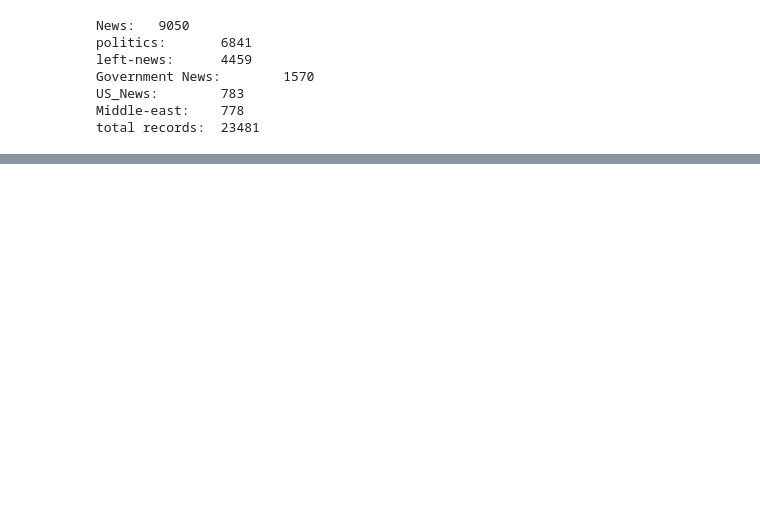
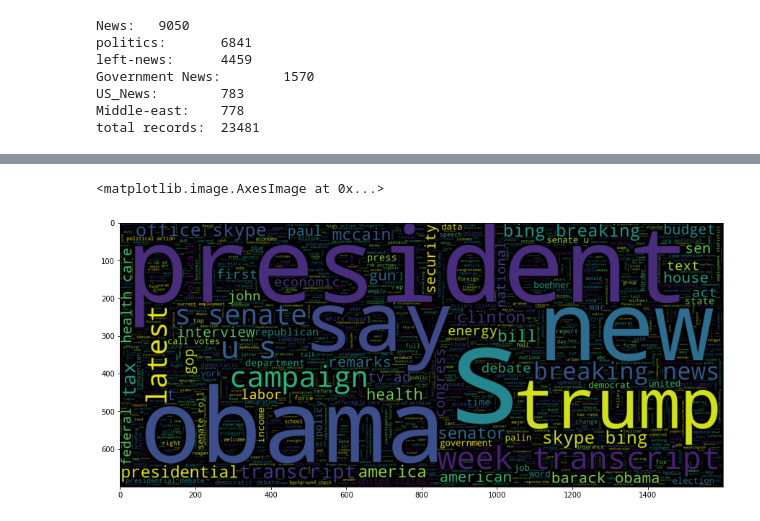
Before and after one commit to SaurabhVishwakarma826/fake-news-detector-ML-model, a Jupyter notebook: fake news detction.ipynb, the cells around one changed output, grey strips where cells are left out. Saved outputs shown, nothing was run; the diff lists cells and outputs as text; code cells hidden in the pictures; blank space fills up the shorter version.

Commit message:
Dataset3 part done

```diff
--- a/fake news detction.ipynb
+++ b/fake news detction.ipynb
@@ -302,0 +305,10 @@ plt.imshow(wc, interpolation="bilinear")
+# %%
+Dataset3_real = pd.read_csv('politifact_real.csv')
+Dataset3_fake = pd.read_csv('politifact_fake.csv')
+# %%
+Dataset3_real['label']= 1
+Dataset3_fake['label']= 0
+Dataset3 = pd.concat([Dataset3_real, Dataset3_fake])
+Dataset3["Article"] = Dataset3["title"]
+Dataset3.sample(frac = 1) #Shuffle 100%
+Dataset3 = Dataset3.loc[:,['Article','label']]
@@ -302,0 +331,11 @@ plt.imshow(wc, interpolation="bilinear")
+# %%
+# Applying the wordpre method to the dataset
+Dataset3['Article'] = Dataset3['Article'].apply(wordpre)
+# %%
+#word used in Real news
+plt.figure(figsize=(15,15))
+wc=WordCloud(max_words=2000, width=1600, height=700, stopwords=STOPWORDS).generate("".join(Dataset3[Dataset3.label== 1].Article))
+plt.imshow(wc, interpolation="bilinear")
+# %% [output]
+<matplotlib.image.AxesImage at 0x...>
+[figure, added]
```
Also changed, not shown: parts of 33 cells of this notebook, 2 other files.
